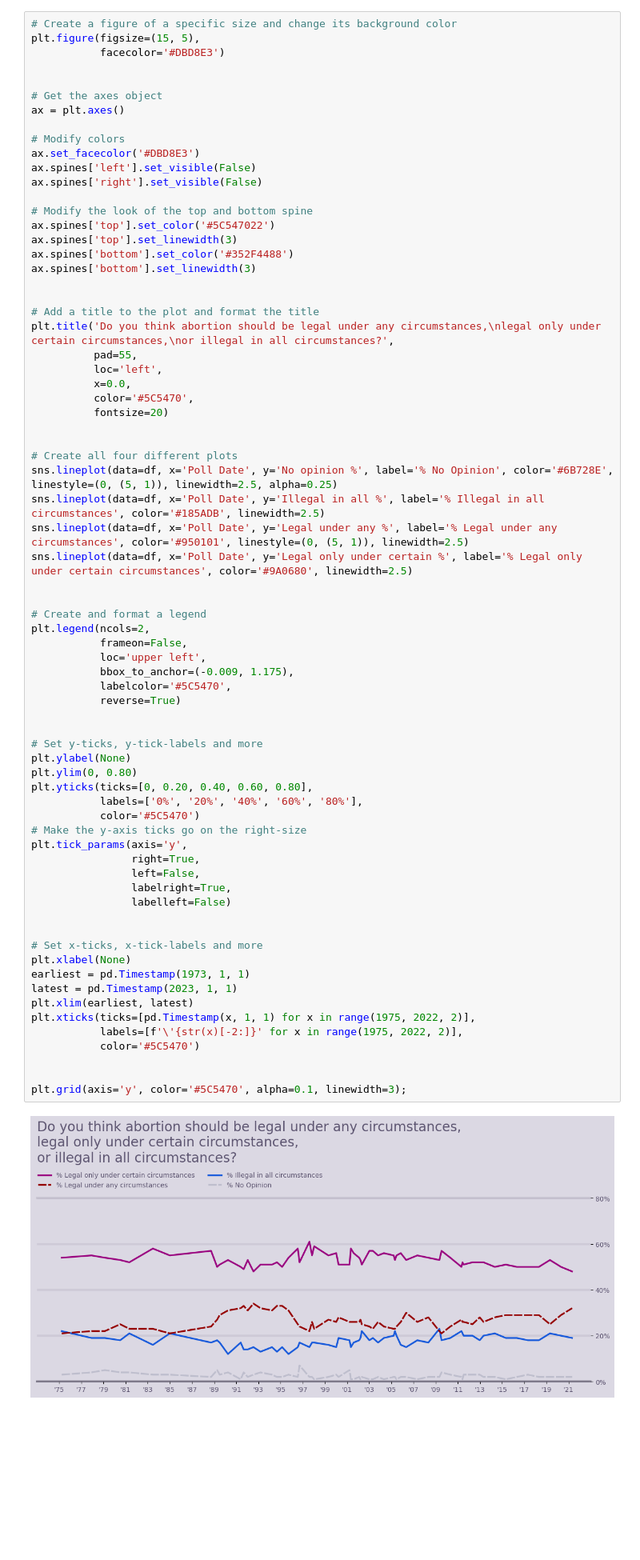
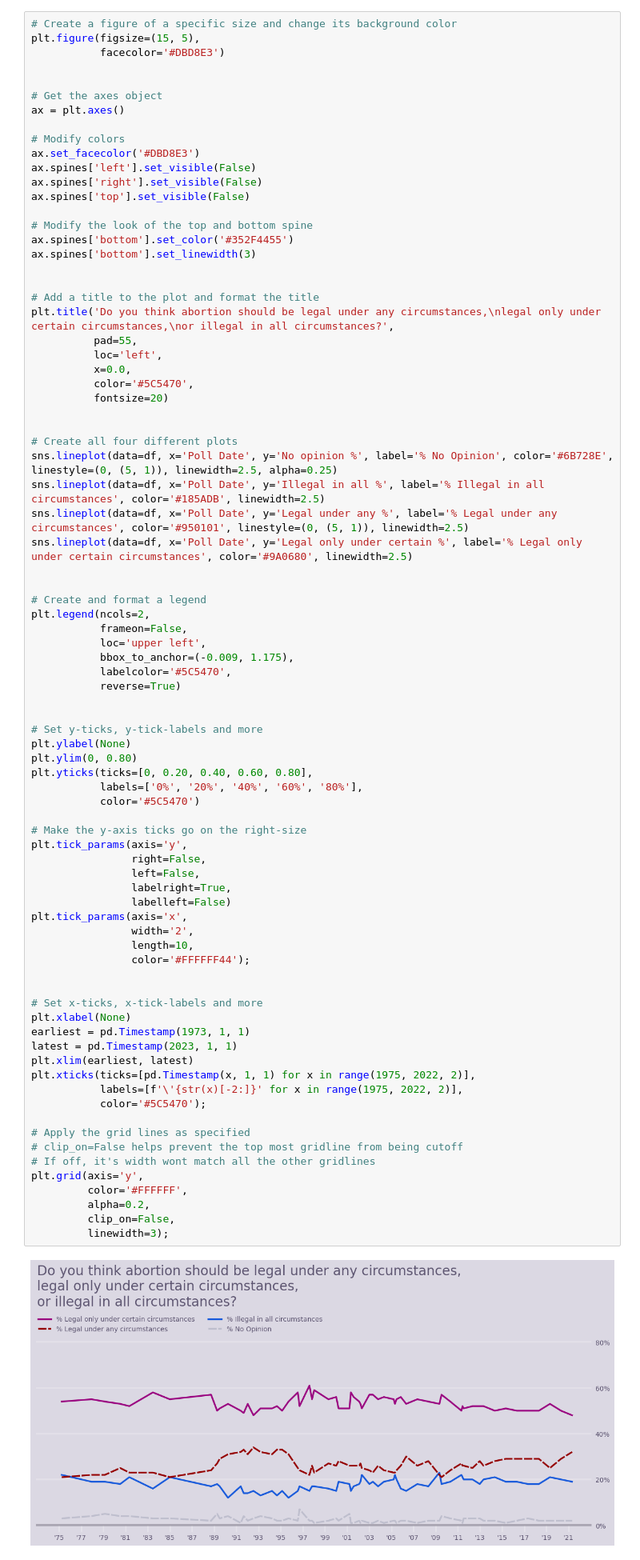
Before and after one commit to john-a-dixon/makeover-monday, a Jupyter notebook: Makeover Monday.ipynb, the cells around one changed output. Shown: that part at 80% size. Saved outputs shown, nothing was run; the diff lists cells and outputs as text; blank space fills up the shorter version.

Commit message:
Formatting, for the most part, is done.

```diff
--- a/Makeover Monday.ipynb
+++ b/Makeover Monday.ipynb
@@ -63,11 +63,10 @@ ax = plt.axes()
 ax.set_facecolor('#DBD8E3')
 ax.spines['left'].set_visible(False)
 ax.spines['right'].set_visible(False)
+ax.spines['top'].set_visible(False)
 
 # Modify the look of the top and bottom spine
-ax.spines['top'].set_color('#5C547022')
-ax.spines['top'].set_linewidth(3)
-ax.spines['bottom'].set_color('#352F4488')
+ax.spines['bottom'].set_color('#352F4455')
 ax.spines['bottom'].set_linewidth(3)
 
 
@@ -91,35 +90,46 @@ sns.lineplot(data=df, x='Poll Date', y='Legal only under certain %', label='% Le
 plt.legend(ncols=2,
            frameon=False,
            loc='upper left',
            bbox_to_anchor=(-0.009, 1.175),
            labelcolor='#5C5470',
            reverse=True)
 
 
 # Set y-ticks, y-tick-labels and more
 plt.ylabel(None)
 plt.ylim(0, 0.80)
 plt.yticks(ticks=[0, 0.20, 0.40, 0.60, 0.80],
            labels=['0%', '20%', '40%', '60%', '80%'],
            color='#5C5470')
+
 # Make the y-axis ticks go on the right-size
 plt.tick_params(axis='y',
-                right=True,
+                right=False,
                 left=False,
                 labelright=True,
                 labelleft=False)
+plt.tick_params(axis='x',
+                width='2',
+                length=10,
+                color='#FFFFFF44');
 
 
 # Set x-ticks, x-tick-labels and more
 plt.xlabel(None)
 earliest = pd.Timestamp(1973, 1, 1)
 latest = pd.Timestamp(2023, 1, 1)
 plt.xlim(earliest, latest)
 plt.xticks(ticks=[pd.Timestamp(x, 1, 1) for x in range(1975, 2022, 2)],
            labels=[f'\'{str(x)[-2:]}' for x in range(1975, 2022, 2)],
-           color='#5C5470')
+           color='#5C5470');
 
-
-plt.grid(axis='y', color='#5C5470', alpha=0.1, linewidth=3);
+# Apply the grid lines as specified
+# clip_on=False helps prevent the top most gridline from being cutoff
+# If off, it's width wont match all the other gridlines
+plt.grid(axis='y',
+         color='#FFFFFF',
+         alpha=0.2,
+         clip_on=False,
+         linewidth=3);
 # %% [output]
-[figure, old version]
+[figure, new version]
```
